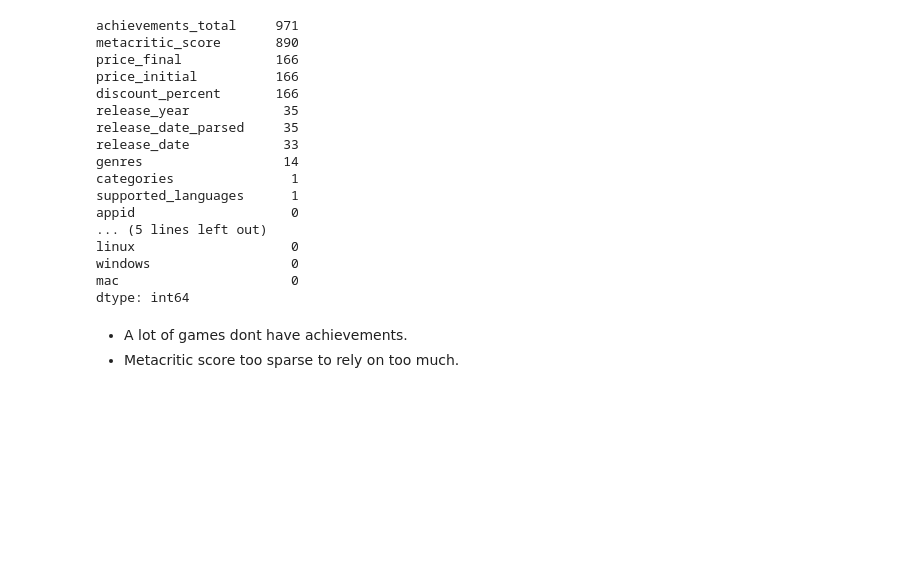
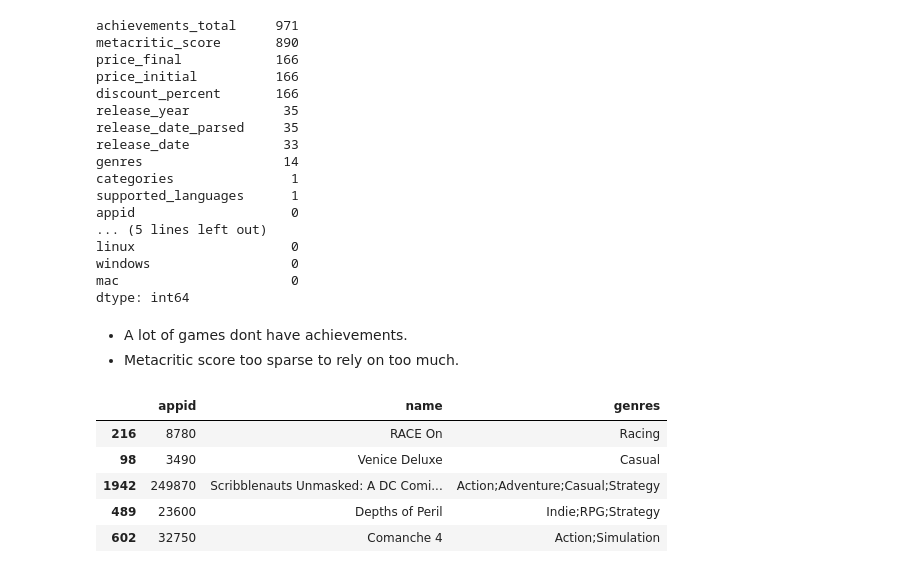
Before and after one commit to Jopsakee/SteamRecProject, a Jupyter notebook: notebooks/01_eda_games.ipynb, the cells around one changed output. Drawn from its saved outputs; the diff is of its cells as text; code cells hidden in the pictures; blank space fills up the shorter version.

```diff
--- a/notebooks/01_eda_games.ipynb
+++ b/notebooks/01_eda_games.ipynb
@@ -207,3 +207,19 @@ dtype: int64
 # %% [markdown]
 - A lot of games dont have achievements.
 - Metacritic score too sparse to rely on too much.
+# %%
+from src.recommender.content_based import ContentBasedRecommender
+
+recommender = ContentBasedRecommender(n_neighbors=200)
+
+games_clean_path = PROCESSED_DIR / "games_clean.csv"
+games_clean = pd.read_csv(games_clean_path)
+
+games_clean.sample(5)[["appid", "name", "genres"]]
+# %% [output]
+|  | appid | name | genres |
+| 216 | 8780 | RACE On | Racing |
+| 98 | 3490 | Venice Deluxe | Casual |
+| 1942 | 249870 | Scribblenauts Unmasked: A DC Comi... | Action;Adventure;Casual;Strategy |
+| 489 | 23600 | Depths of Peril | Indie;RPG;Strategy |
+| 602 | 32750 | Comanche 4 | Action;Simulation |
```
Also changed, not shown: parts of 1 cell of this notebook, 6 other files.
